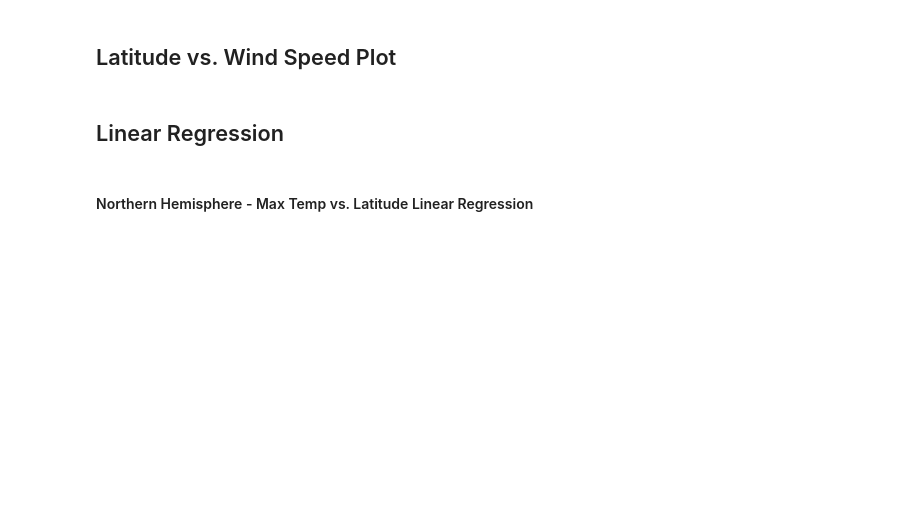
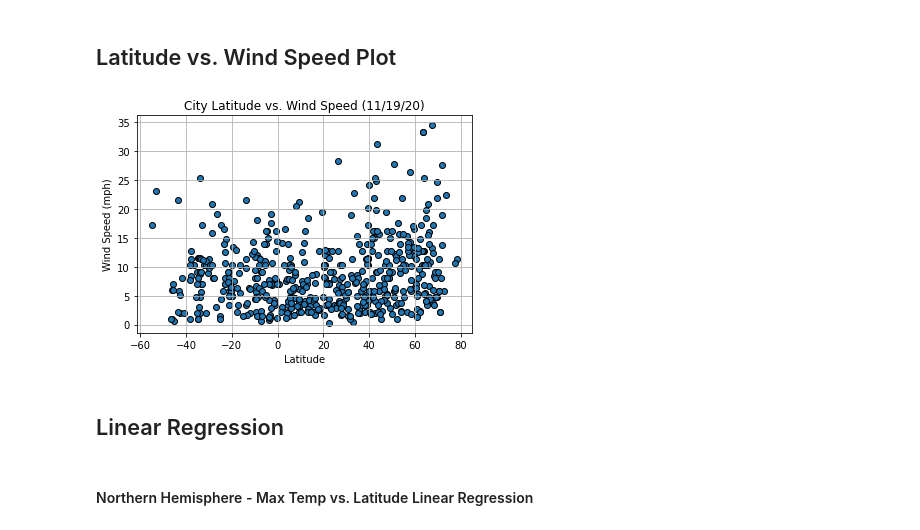
Before and after one commit to jacance/python-api-challenge, a Jupyter notebook: WeatherPy/WeatherPy.ipynb, the cells around one changed output. Saved outputs shown, nothing was run; the diff lists cells and outputs as text; code cells hidden in the pictures; blank space fills up the shorter version.

```diff
--- a/WeatherPy/WeatherPy.ipynb
+++ b/WeatherPy/WeatherPy.ipynb
@@ -200,5 +250,14 @@ Skip this step if there are no cities that have humidity > 100%.
 # %% [markdown]
 ## Latitude vs. Wind Speed Plot
+# %%
+plt.scatter(lat, wind, edgecolors="black", )
+plt.xlabel("Latitude")
+plt.ylabel("Wind Speed (mph)")
+plt.title("City Latitude vs. Wind Speed (11/19/20)")
+plt.grid()
+plt.show()
+# %% [output]
+[figure, added]
 # %% [markdown]
 ## Linear Regression
 # %% [markdown]
```
Also changed, not shown: parts of 19 cells of this notebook, 2 other files.
